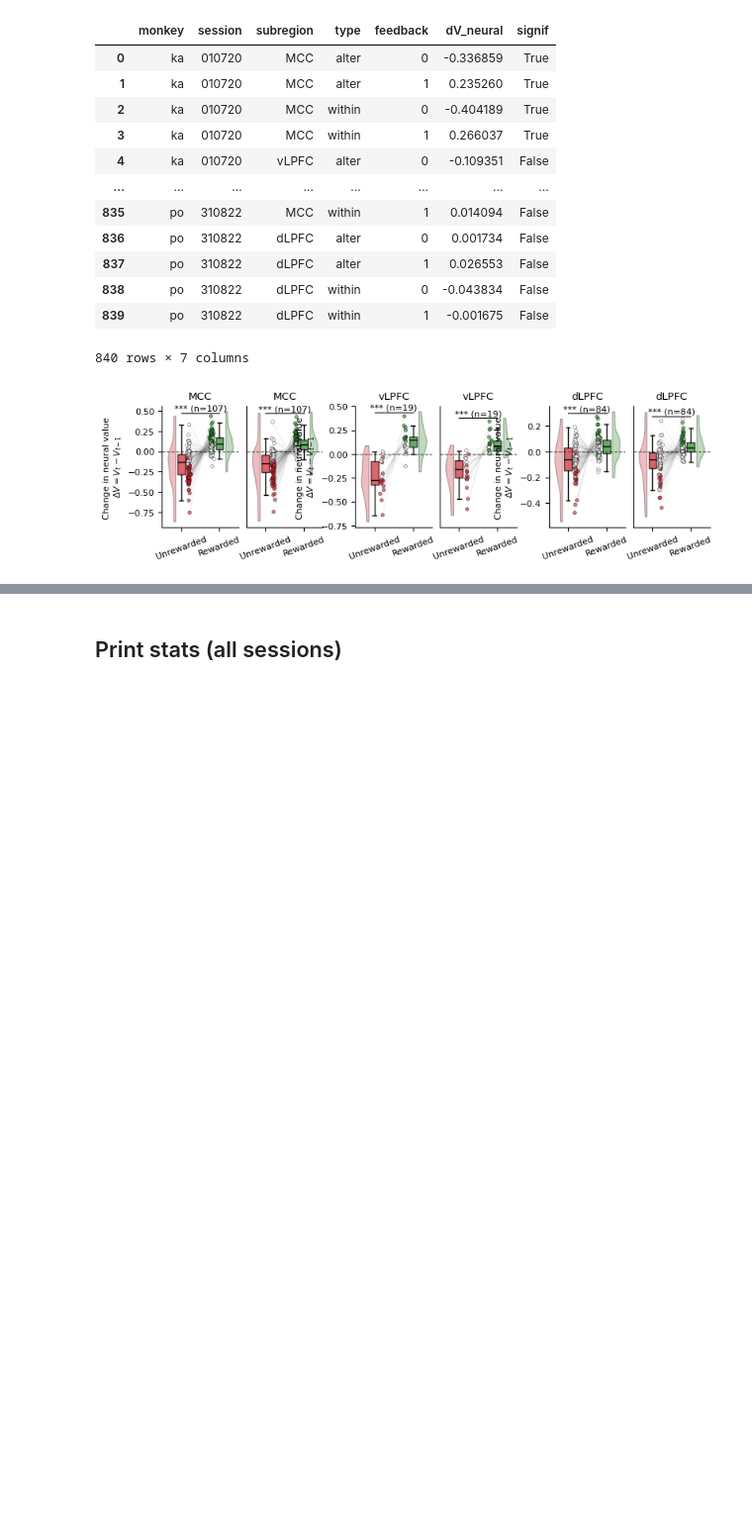
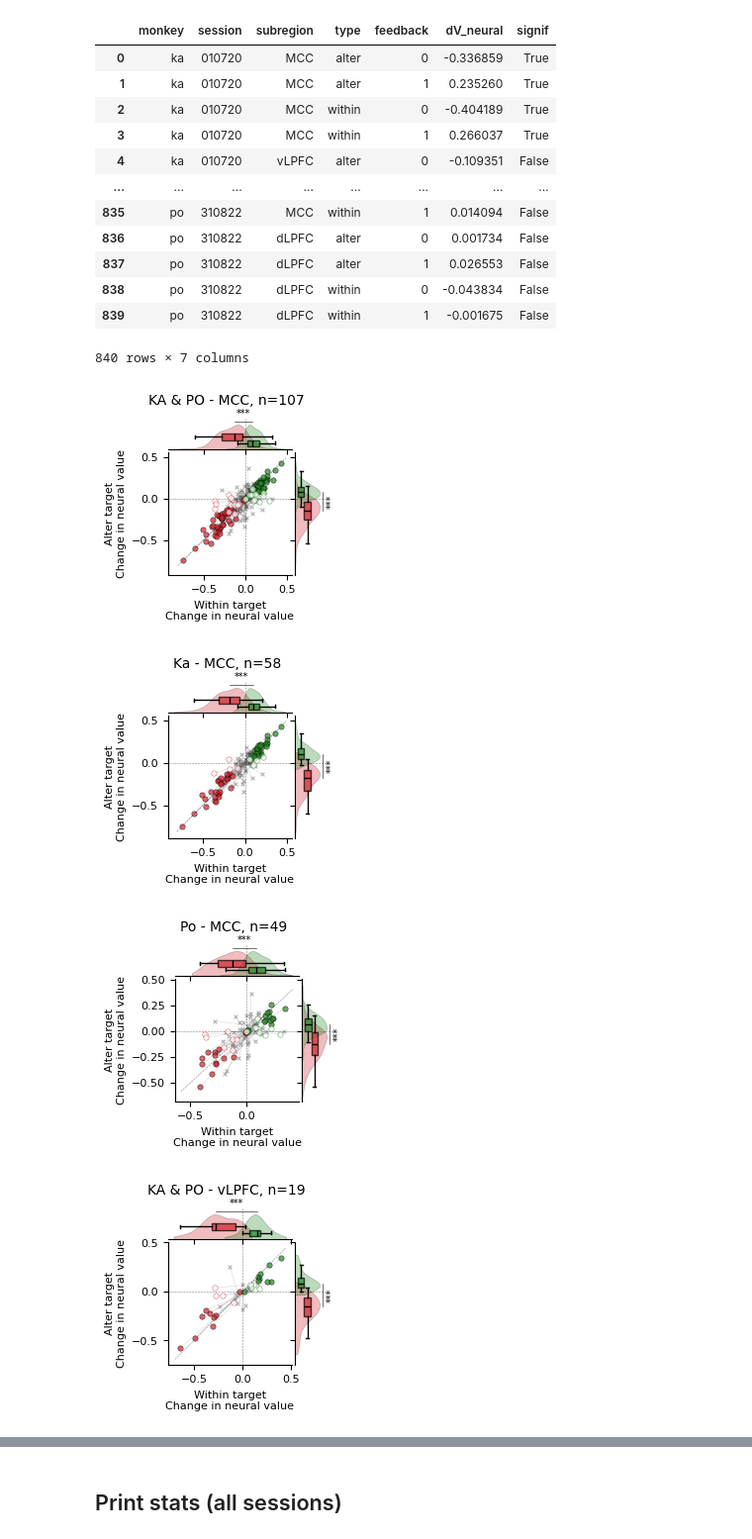
Before and after one commit to ungzs1/popy_05, a Jupyter notebook: notebooks/population_decoding/neural_value_across_target_all_results.ipynb, the cells around one changed output, grey strips where cells are left out. Shown at 99% size. Drawn from its saved outputs; the diff is of its cells as text; code cells hidden in the pictures; blank space fills up the shorter version.

```diff
--- a/notebooks/population_decoding/neural_value_across_target_all_results.ipynb
+++ b/notebooks/population_decoding/neural_value_across_target_all_results.ipynb
@@ -430,14 +1070,23 @@ results_df_mean
 | 838 | po | 310822 | dLPFC | within | 0 | -0.043834 | False |
 | 839 | po | 310822 | dLPFC | within | 1 | -0.001675 | False |
 840 rows × 7 columns
-# %%
-# Plot session-wise results
-fig, axs = plot_session_wise(results_df_mean, monkeys='both')
-#plt.tight_layout()
-# Add title
-#fig.suptitle('Neural value across target - session-wise results', fontsize=14, y=1.02)
-# Save the figure
-fig.savefig(os.path.join(PATH, 'notebooks', 'population_decoding', 'figs', 'rl_vs_forage', 'session_wise_both_monkeys.svg'),
-            bbox_inches='tight', dpi=300, transparent=True)
-# %% [output]
-[figure, removed]
+# %%
+for subregion in results_df_mean['subregion'].unique():
+
+    data = results_df_mean.loc[(results_df_mean['subregion'] == subregion)]
+    fig, ax_main, ax_top, ax_right = create_2d_scatter_with_marginals(data, palette=COLORS, paper_format=True)
+    fig.suptitle(f'KA & PO - {subregion}, n={len(np.unique(data.session))}', fontsize=10)
+
+    fig.savefig(os.path.join(PATH, 'notebooks', 'population_decoding', 'figs', 'rl_vs_forage', f'scatter_single_session_KAPO_{subregion}.svg'), bbox_inches='tight', dpi=300, transparent=True)
+
+    for monkey in results_df_mean['monkey'].unique():
+        data = results_df_mean.loc[(results_df_mean['subregion'] == subregion) & (results_df_mean['monkey'] == monkey)]
+        fig, ax_main, ax_top, ax_right = create_2d_scatter_with_marginals(data, palette=COLORS, paper_format=True)
+        fig.suptitle(f'{monkey.capitalize()} - {subregion}, n={len(np.unique(data.session))}', fontsize=10)
+
+        fig.savefig(os.path.join(PATH, 'notebooks', 'population_decoding', 'figs', 'rl_vs_forage', f'scatter_single_session_{monkey}_{subregion}.svg'), bbox_inches='tight', dpi=300, transparent=True)
+# %% [output]
+[figure, added]
+[figure, added]
+[figure, added]
+[figure, added]
```
Also changed, not shown: parts of 7 cells of this notebook, 13 other files.
